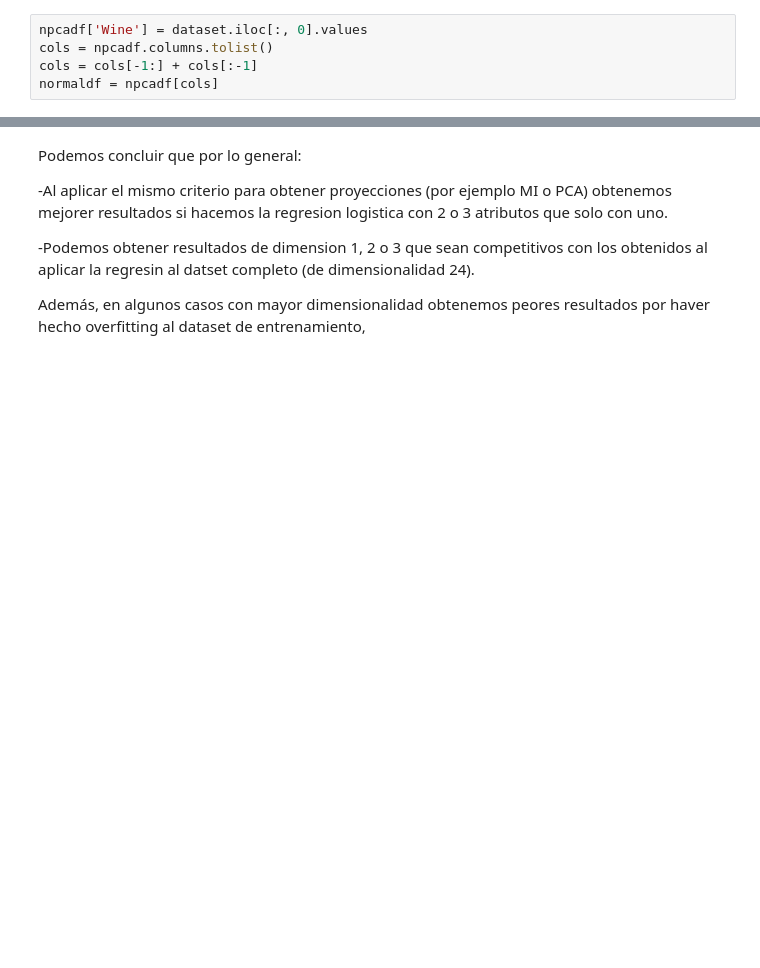
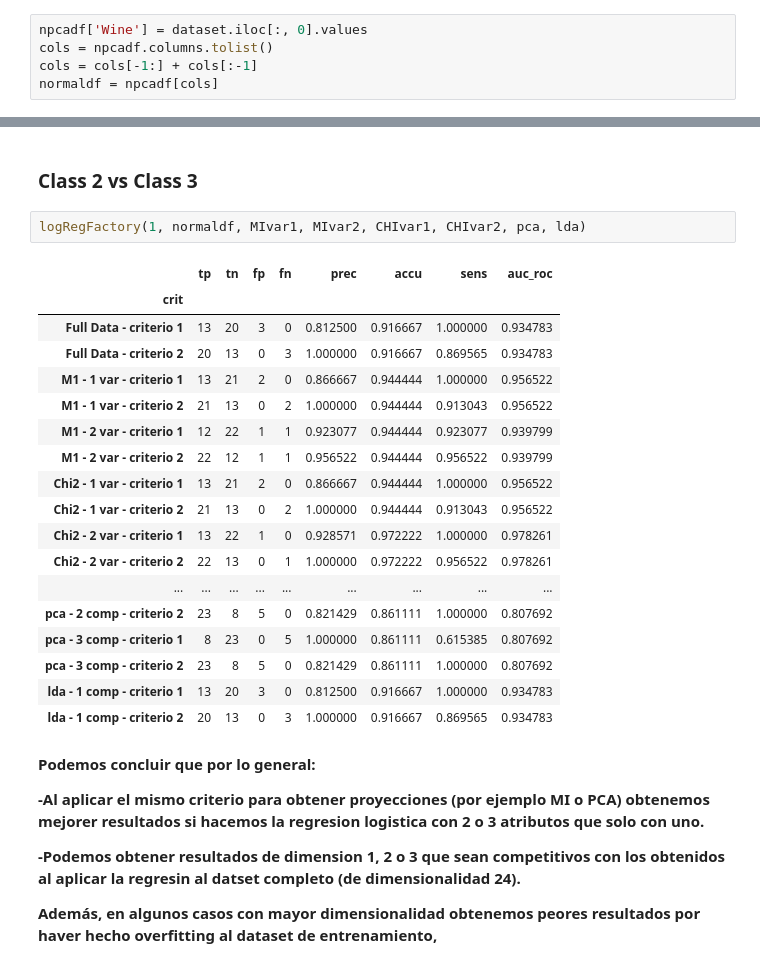
Before and after one commit to davidvicentemartinez/MachineLearning, a Jupyter notebook: parte 2/Parte2.ipynb, the cells around one changed output, grey strips where cells are left out. Cells and saved outputs as stored; diff of their text form; blank space fills up the shorter version.

```diff
--- a/parte 2/Parte2.ipynb
+++ b/parte 2/Parte2.ipynb
@@ -561,8 +558,31 @@ lda - 1 comp - criterio 2: 20 13 0 3 1.00 0.92 0.87 1.00 0.93
+# %% [markdown]
+### Class 2 vs Class 3
+# %%
+logRegFactory(1, normaldf, MIvar1, MIvar2, CHIvar1, CHIvar2, pca, lda)
+# %% [output]
+|  | tp | tn | fp | fn | prec | accu | sens | auc_roc |
+| crit |  |  |  |  |  |  |  |  |
+| Full Data - criterio 1 | 13 | 20 | 3 | 0 | 0.812500 | 0.916667 | 1.000000 | 0.934783 |
+| Full Data - criterio 2 | 20 | 13 | 0 | 3 | 1.000000 | 0.916667 | 0.869565 | 0.934783 |
+| M1 - 1 var - criterio 1 | 13 | 21 | 2 | 0 | 0.866667 | 0.944444 | 1.000000 | 0.956522 |
+| M1 - 1 var - criterio 2 | 21 | 13 | 0 | 2 | 1.000000 | 0.944444 | 0.913043 | 0.956522 |
+| M1 - 2 var - criterio 1 | 12 | 22 | 1 | 1 | 0.923077 | 0.944444 | 0.923077 | 0.939799 |
+| M1 - 2 var - criterio 2 | 22 | 12 | 1 | 1 | 0.956522 | 0.944444 | 0.956522 | 0.939799 |
+| Chi2 - 1 var - criterio 1 | 13 | 21 | 2 | 0 | 0.866667 | 0.944444 | 1.000000 | 0.956522 |
+| Chi2 - 1 var - criterio 2 | 21 | 13 | 0 | 2 | 1.000000 | 0.944444 | 0.913043 | 0.956522 |
+| Chi2 - 2 var - criterio 1 | 13 | 22 | 1 | 0 | 0.928571 | 0.972222 | 1.000000 | 0.978261 |
+| Chi2 - 2 var - criterio 2 | 22 | 13 | 0 | 1 | 1.000000 | 0.972222 | 0.956522 | 0.978261 |
+| ... | ... | ... | ... | ... | ... | ... | ... | ... |
+| pca - 2 comp - criterio 2 | 23 | 8 | 5 | 0 | 0.821429 | 0.861111 | 1.000000 | 0.807692 |
+| pca - 3 comp - criterio 1 | 8 | 23 | 0 | 5 | 1.000000 | 0.861111 | 0.615385 | 0.807692 |
+| pca - 3 comp - criterio 2 | 23 | 8 | 5 | 0 | 0.821429 | 0.861111 | 1.000000 | 0.807692 |
+| lda - 1 comp - criterio 1 | 13 | 20 | 3 | 0 | 0.812500 | 0.916667 | 1.000000 | 0.934783 |
+| lda - 1 comp - criterio 2 | 20 | 13 | 0 | 3 | 1.000000 | 0.916667 | 0.869565 | 0.934783 |
 # %% [markdown]
-Podemos concluir que por lo general:
+__Podemos concluir que por lo general:__
 
--Al aplicar el mismo criterio para obtener proyecciones (por ejemplo MI o PCA) obtenemos mejorer resultados si hacemos la regresion logistica con 2 o 3 atributos que solo con uno.
+__-Al aplicar el mismo criterio para obtener proyecciones (por ejemplo MI o PCA) obtenemos mejorer resultados si hacemos la regresion logistica con 2 o 3 atributos que solo con uno.__
 
--Podemos obtener resultados de dimension 1, 2 o 3 que sean competitivos con los obtenidos al aplicar la regresin al datset completo (de dimensionalidad 24).
+__-Podemos obtener resultados de dimension 1, 2 o 3 que sean competitivos con los obtenidos al aplicar la regresin al datset completo (de dimensionalidad 24).__
 
-Además, en algunos casos con mayor dimensionalidad obtenemos peores resultados por haver hecho overfitting al dataset de entrenamiento,
+__Además, en algunos casos con mayor dimensionalidad obtenemos peores resultados por haver hecho overfitting al dataset de entrenamiento,__
```
Also changed, not shown: parts of 8 cells of this notebook.
